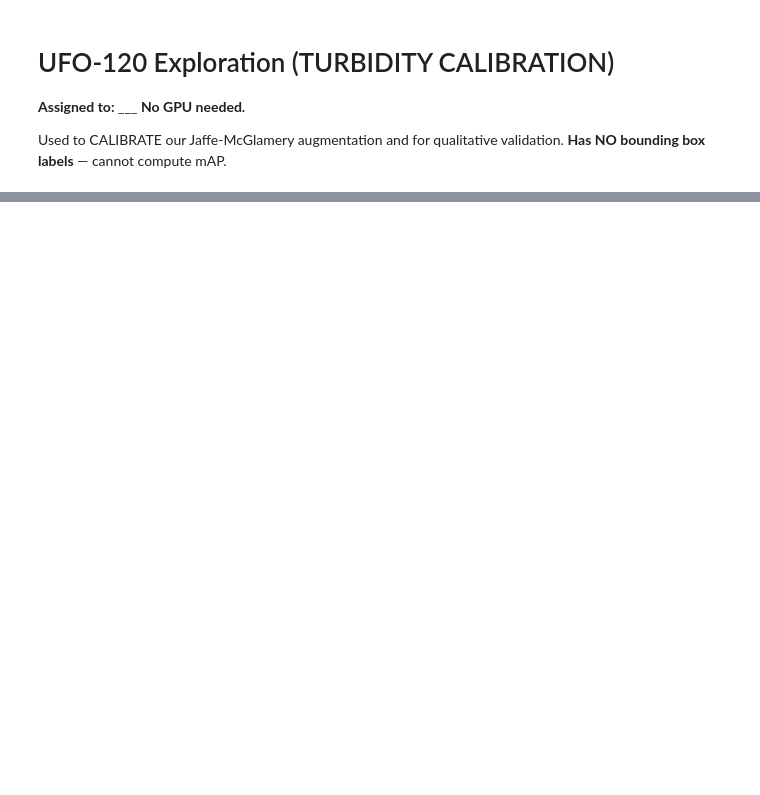
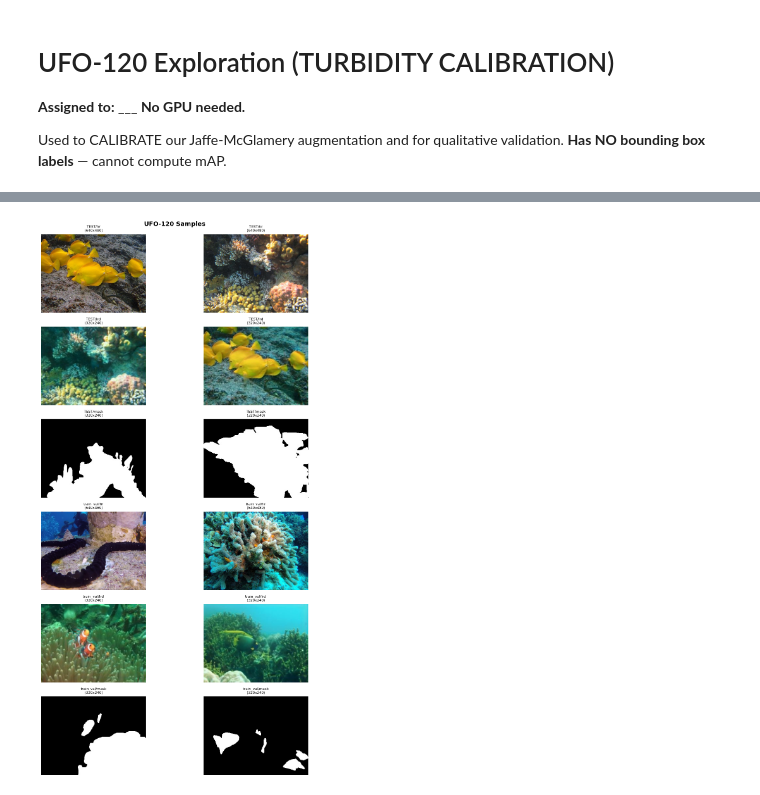
Before and after one commit to csdeepak/turb-detr-underwater-detection, a Jupyter notebook: notebooks/data exploration/explore_3_ufo120.ipynb, the cells around one changed output, grey strips where cells are left out. Saved outputs shown, nothing was run; the diff lists cells and outputs as text; code cells hidden in the pictures; blank space fills up the shorter version.

```diff
--- a/notebooks/data exploration/explore_3_ufo120.ipynb
+++ b/notebooks/data exploration/explore_3_ufo120.ipynb
@@ -44,29 +137,43 @@ print("\nIdentify which folders are CLEAN vs TURBID pairs for calibration.")
 # %%
 # === SAMPLE IMAGES FROM EACH FOLDER ===
 import cv2, numpy as np, matplotlib.pyplot as plt
-from pathlib import Path; from collections import defaultdict
-root = Path(DATASET)
+from pathlib import Path
+from collections import defaultdict
+
+root = Path(DATASET) if DATASET else None
 folders = defaultdict(list)
-for img in root.rglob("*"):
-    if img.suffix.lower() in {'.jpg','.png','.bmp','.jpeg'}:
-        folders[str(img.parent.relative_to(root))].append(img)
 
-flist = sorted(folders.keys())[:8]
-n = len(flist)
-if n == 0: print("No images!")
+if root is None or not root.exists():
+    print("Dataset path is not set or unavailable; skipping image sampling.")
+    flist = []
+    n = 0
 else:
-    fig,axes = plt.subplots(n,2, figsize=(12,3*n))
-    if n==1: axes = axes.reshape(1,-1)
-    for r,f in enumerate(flist):
-        for c in range(min(2,len(folders[f]))):
-            ax = axes[r][c]
-            img = cv2.imread(str(folders[f][c]))
-            if img is not None:
-                ax.imshow(cv2.cvtColor(img,cv2.COLOR_BGR2RGB))
-                h,w = img.shape[:2]
-                ax.set_title(f"{f}\n({w}x{h})", fontsize=8)
-            ax.axis("off")
-    plt.suptitle("UFO-120 Samples", fontsize=14, fontweight="bold")
-    plt.tight_layout(); plt.savefig("/content/ufo120_samples.png",dpi=150,bbox_inches="tight"); plt.show()
+    for img in root.rglob("*"):
+        if img.suffix.lower() in {".jpg", ".png", ".bmp", ".jpeg"}:
+            folders[str(img.parent.relative_to(root))].append(img)
+
+    flist = sorted(folders.keys())[:8]
+    n = len(flist)
+    if n == 0:
+        print("No images!")
+    else:
+        fig, axes = plt.subplots(n, 2, figsize=(12, 3 * n))
+        if n == 1:
+            axes = axes.reshape(1, -1)
+        for r, f in enumerate(flist):
+            for c in range(min(2, len(folders[f]))):
+                ax = axes[r][c]
+                img = cv2.imread(str(folders[f][c]))
+                if img is not None:
+                    ax.imshow(cv2.cvtColor(img, cv2.COLOR_BGR2RGB))
+                    h, w = img.shape[:2]
+                    ax.set_title(f"{f}\n({w}x{h})", fontsize=8)
+                ax.axis("off")
+        plt.suptitle("UFO-120 Samples", fontsize=14, fontweight="bold")
+        plt.tight_layout()
+        plt.savefig("/content/ufo120_samples.png", dpi=150, bbox_inches="tight")
+        plt.show()
+# %% [output]
+[figure, added]
 # %%
 # === PSNR/SSIM (uncomment after identifying pairs) ===
```
Also changed, not shown: parts of 6 cells of this notebook, 1 other file.
